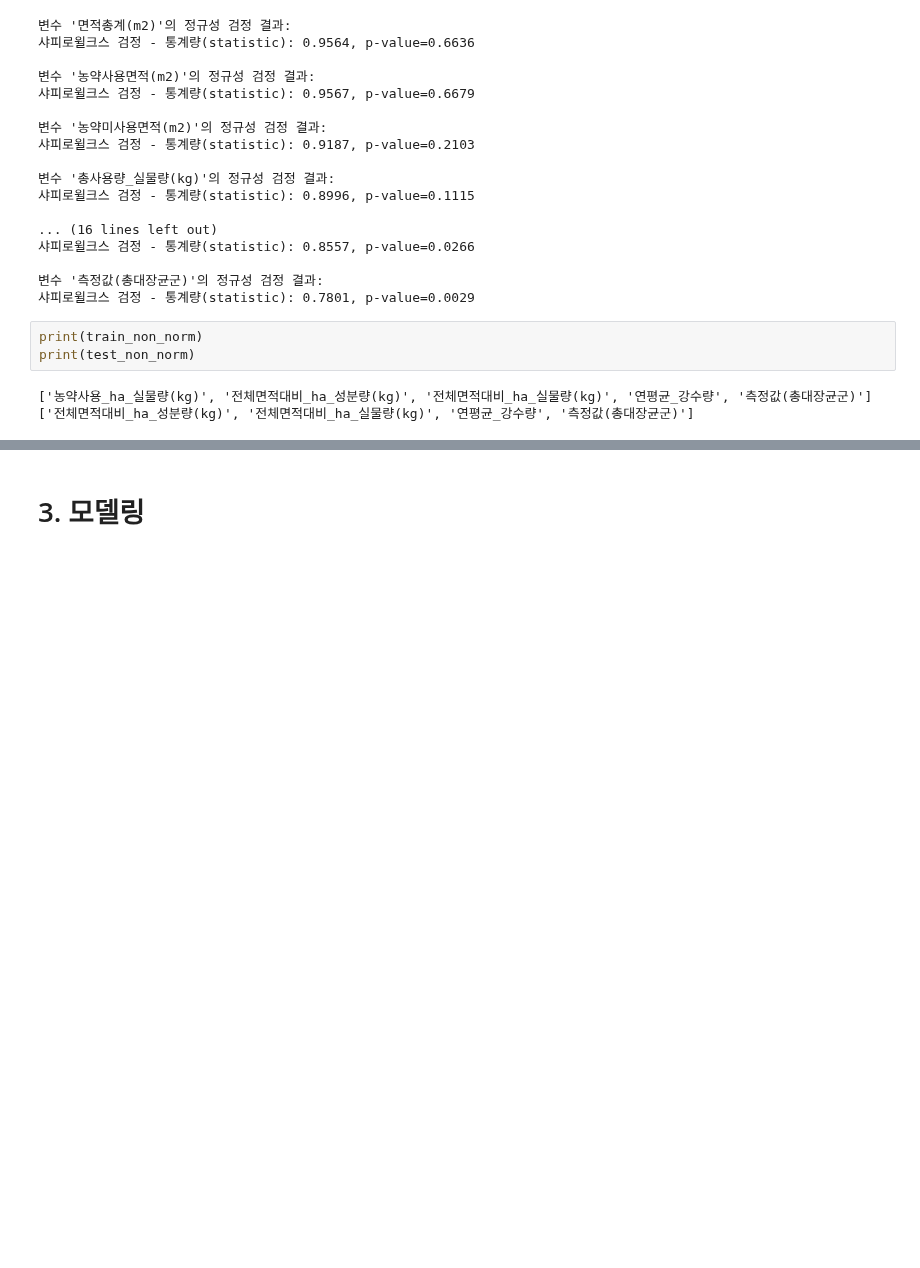
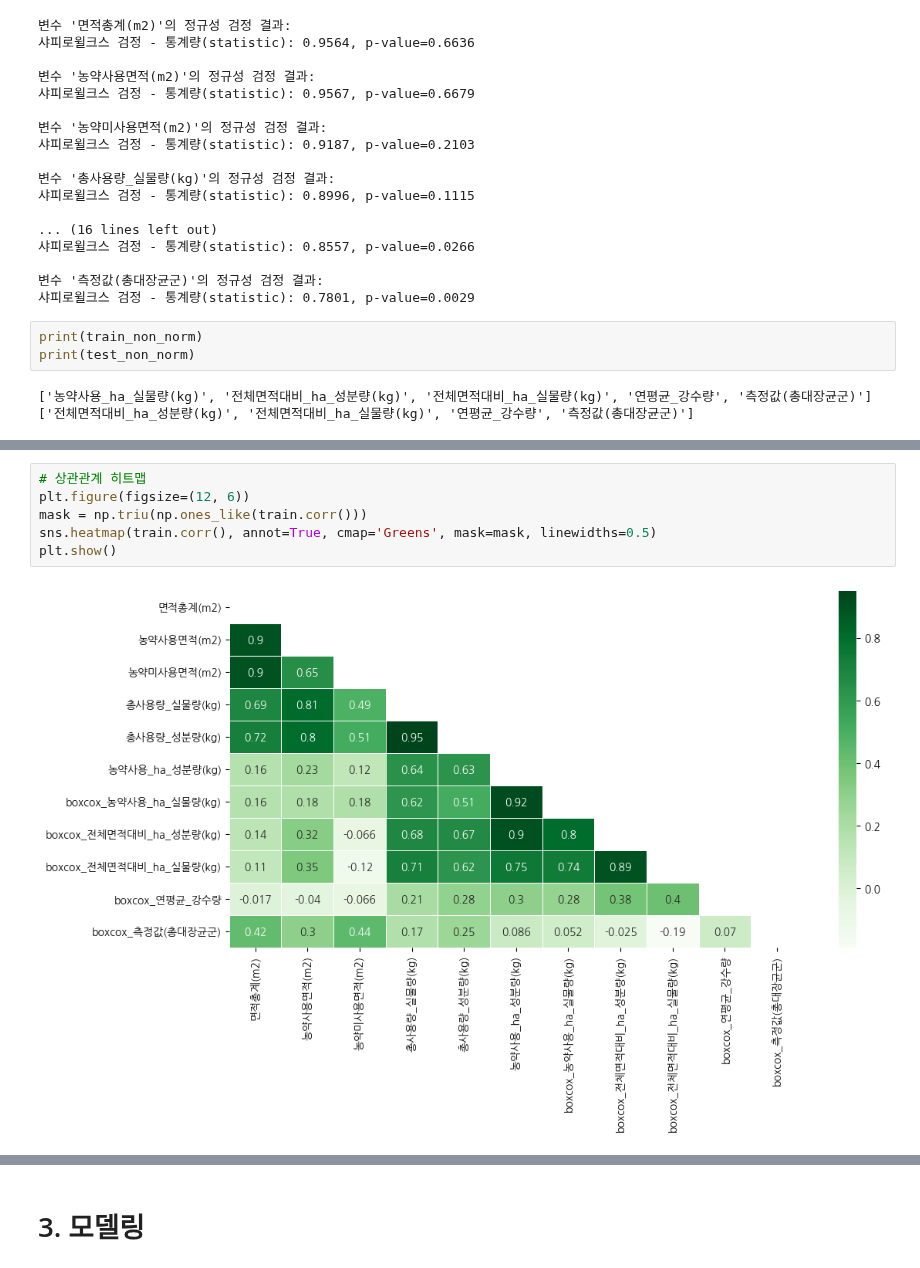
Before and after one commit to viola2002/dartb, a Jupyter notebook: contest/2024ecothon/code/modeling_demo.ipynb, the cells around one changed output, grey strips where cells are left out. Drawn from its saved outputs; the diff is of its cells as text; blank space fills up the shorter version.

```diff
--- a/contest/2024ecothon/code/modeling_demo.ipynb
+++ b/contest/2024ecothon/code/modeling_demo.ipynb
@@ -329,0 +439,8 @@ train.head()
+# %%
+# 상관관계 히트맵
+plt.figure(figsize=(12, 6))
+mask = np.triu(np.ones_like(train.corr()))
+sns.heatmap(train.corr(), annot=True, cmap='Greens', mask=mask, linewidths=0.5)
+plt.show()
+# %% [output]
+[figure, added]
```
Also changed, not shown: parts of 19 cells of this notebook.
